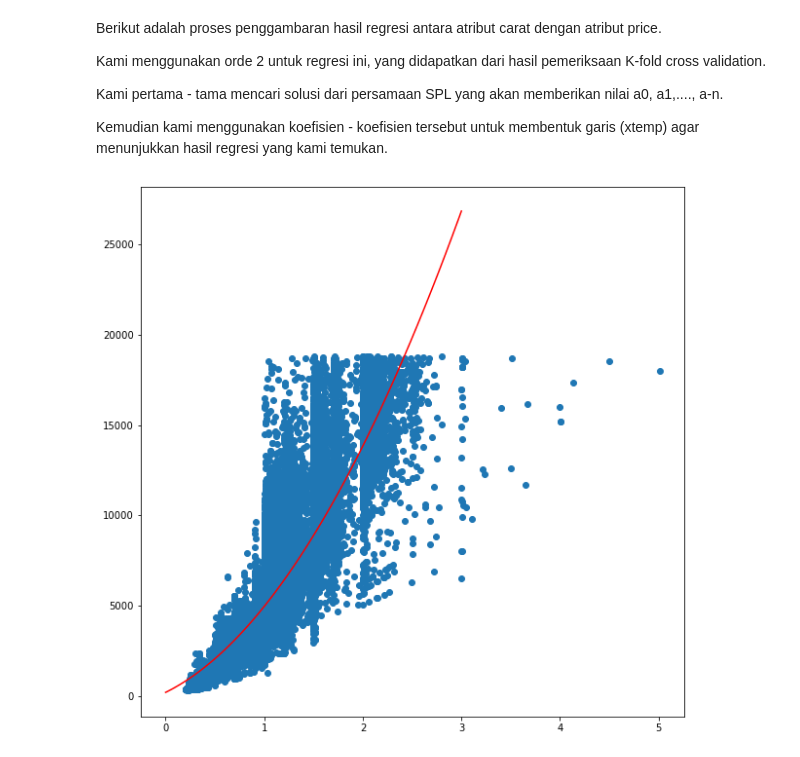
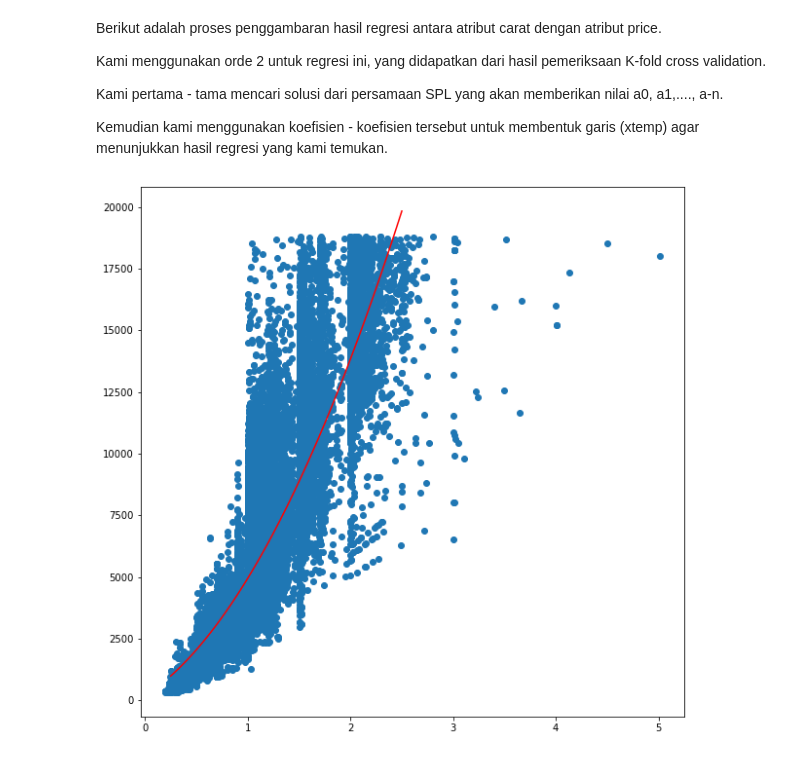
Before and after one commit to BlackArch8/Tugas-Akhir-Metode-Numerik, a Jupyter notebook: Tugas Akhir Metode Numerik-checkpoint.ipynb, the cells around one changed output. Cells and saved outputs as stored; diff of their text form; code cells hidden in the pictures.

```diff
--- a/Tugas Akhir Metode Numerik-checkpoint.ipynb
+++ b/Tugas Akhir Metode Numerik-checkpoint.ipynb
@@ -324,13 +324,14 @@ Kemudian kami menggunakan koefisien - koefisien tersebut untuk membentuk garis (
 # %%
 x = np.array(carat)
 y = np.array(price)
 z = my_gls(x,y,2)
 a = solve(z[0],z[1])
-xtemp = np.linspace(0,3,100)
+xtemp = np.linspace(0.25,2.5,100)
 res = my_predict(xtemp,a)
+
 plt.figure(figsize=(10,10))
 plt.scatter(x,y)
 plt.plot(xtemp,res,"r")
 plt.show()
 # %% [output]
-[figure, old version]
+[figure, new version]
```
